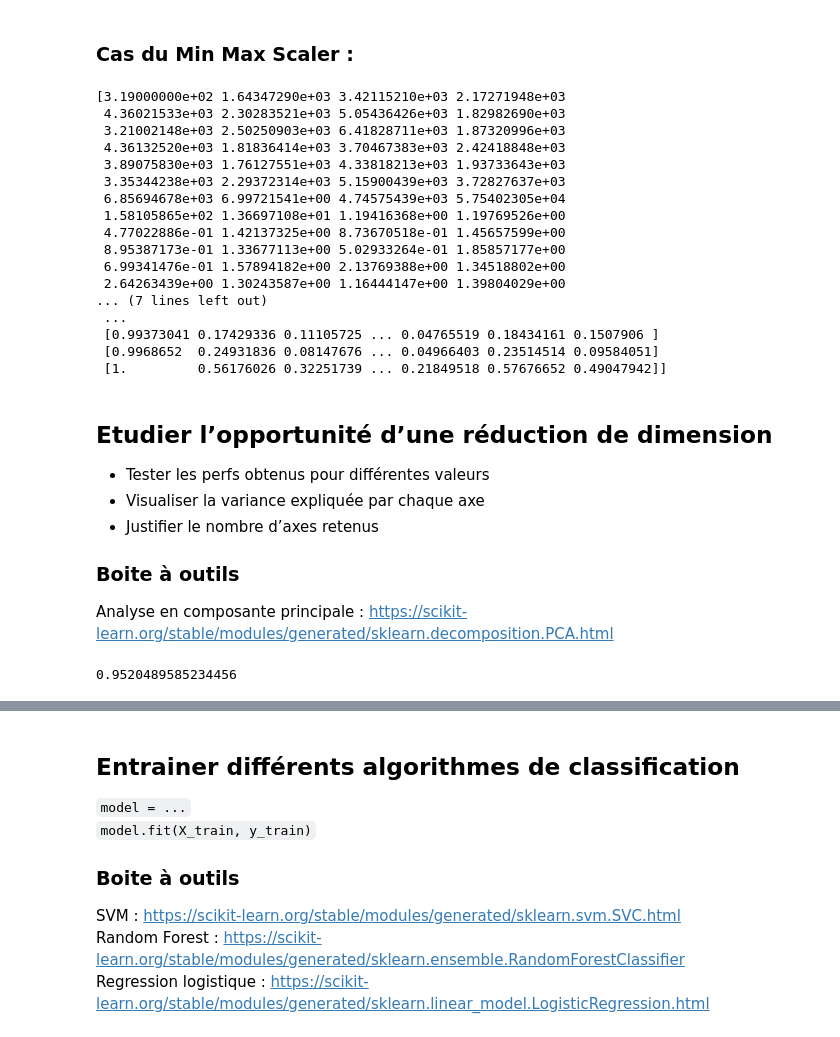
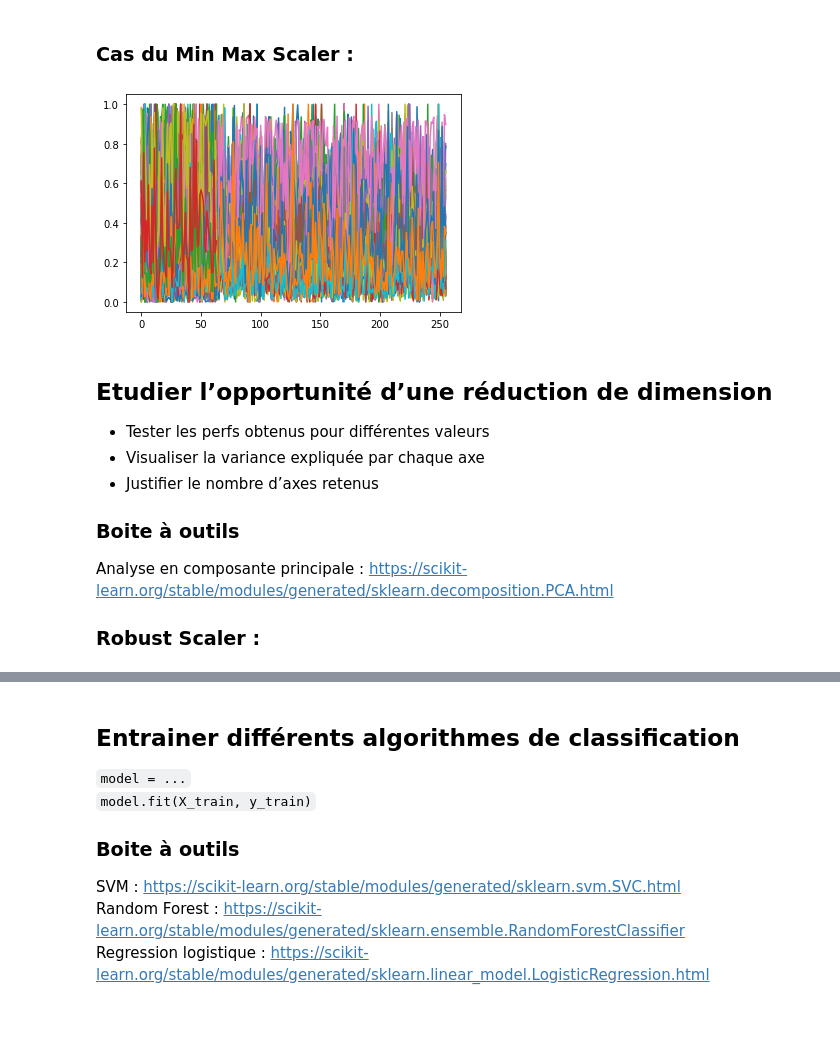
Before and after one commit to SebastienFour/TD-de-machine-Learning-Cat-gorisation-musicale_FOUR_Sebastien_LECOMTE_LOUIS, a Jupyter notebook: TD_ML_FOUR_LECOMTE.ipynb, the cells around one changed output, grey strips where cells are left out. Saved outputs shown, nothing was run; the diff lists cells and outputs as text; code cells hidden in the pictures.

```diff
--- a/TD_ML_FOUR_LECOMTE.ipynb
+++ b/TD_ML_FOUR_LECOMTE.ipynb
@@ -184,31 +188,21 @@ print(scaler.transform(data_standardScaler))
 # %% [markdown]
 ### Cas du Min Max Scaler :
-# %%
-from sklearn.preprocessing import MinMaxScaler
-
-data_min_max = data
-scaler = MinMaxScaler()
-scaler.fit_transform(data_min_max)
-print(scaler.data_max_)
-print(scaler.transform(data_min_max))
-# %% [output]
-[3.19000000e+02 1.64347290e+03 3.42115210e+03 2.17271948e+03
- 4.36021533e+03 2.30283521e+03 5.05436426e+03 1.82982690e+03
- 3.21002148e+03 2.50250903e+03 6.41828711e+03 1.87320996e+03
- 4.36132520e+03 1.81836414e+03 3.70467383e+03 2.42418848e+03
- 3.89075830e+03 1.76127551e+03 4.33818213e+03 1.93733643e+03
- 3.35344238e+03 2.29372314e+03 5.15900439e+03 3.72827637e+03
- 6.85694678e+03 6.99721541e+00 4.74575439e+03 5.75402305e+04
- 1.58105865e+02 1.36697108e+01 1.19416368e+00 1.19769526e+00
- 4.77022886e-01 1.42137325e+00 8.73670518e-01 1.45657599e+00
- 8.95387173e-01 1.33677113e+00 5.02933264e-01 1.85857177e+00
- 6.99341476e-01 1.57894182e+00 2.13769388e+00 1.34518802e+00
- 2.64263439e+00 1.30243587e+00 1.16444147e+00 1.39804029e+00
-... (7 lines left out)
- ...
- [0.99373041 0.17429336 0.11105725 ... 0.04765519 0.18434161 0.1507906 ]
- [0.9968652  0.24931836 0.08147676 ... 0.04966403 0.23514514 0.09584051]
- [1.         0.56176026 0.32251739 ... 0.21849518 0.57676652 0.49047942]]
+# %%
+from sklearn.preprocessing import MinMaxScaler
+
+#Jeu d'entrainement
+mm_scaler_train = MinMaxScaler().fit(x_train)
+mm_train = mm_scaler_train.fit_transform(x_train)
+plt.plot(mm_train)
+
+#Jeu de test
+mm_scaler_test = MinMaxScaler().fit(x_test)
+mm_test = mm_scaler_test.transform(x_test)
+plt.plot(mm_test)
+
+plt.show()
+# %% [output]
+[figure, added]
 # %% [markdown]
 ## Etudier l’opportunité d’une réduction de dimension
 - Tester les perfs obtenus pour différentes valeurs
@@ -217,12 +211,5 @@ print(scaler.transform(data_min_max))
 
 ### Boite à outils
 Analyse en composante principale : https://scikit-learn.org/stable/modules/generated/sklearn.decomposition.PCA.html
+
+### Robust Scaler :
-# %%
-import numpy as np
-from sklearn.decomposition import PCA
-
-pca = PCA(n_components = 2)
-pca.fit(data)
-print(pca.explained_variance_ratio_.sum())
-# %% [output]
-0.9520489585234456
```
Also changed, not shown: parts of 48 cells of this notebook, 1 other file.
